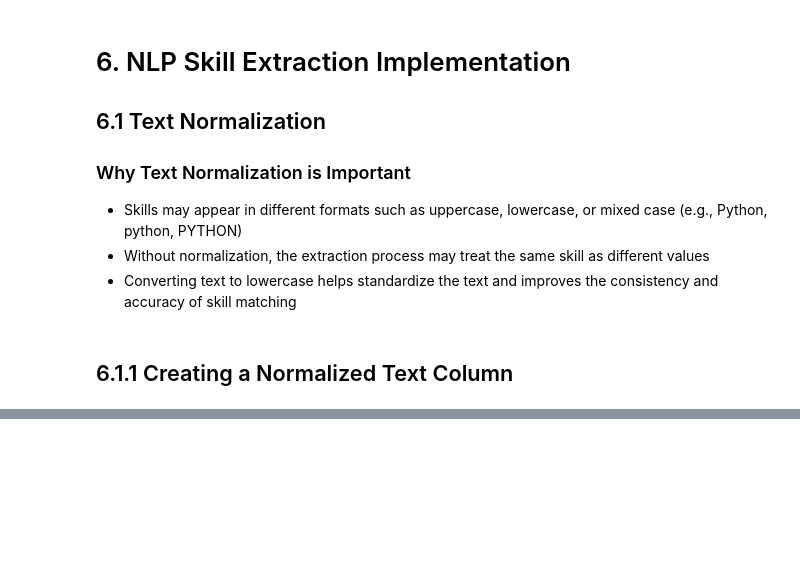
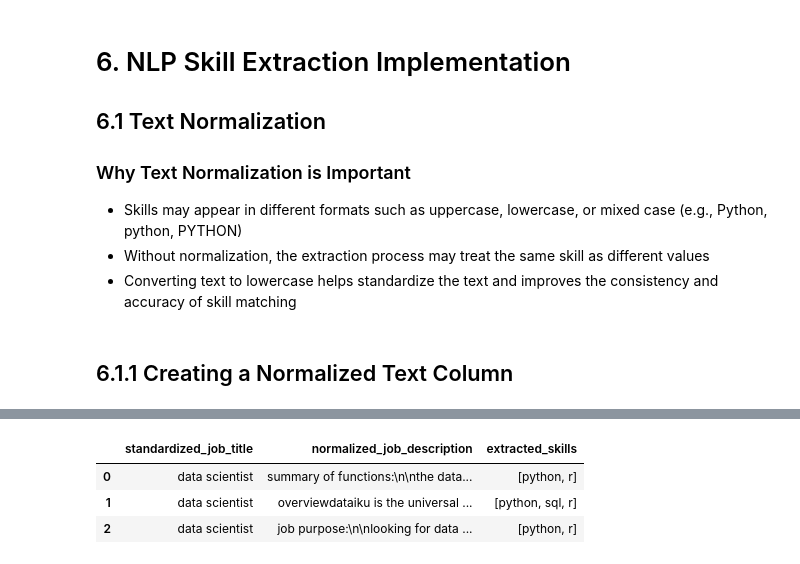
Before and after one commit to AntonioJabbour/job_market_inteligence, a Jupyter notebook: notebooks/01_initial_eda.ipynb, the cells around one changed output, grey strips where cells are left out. Saved outputs shown, nothing was run; the diff lists cells and outputs as text; code cells hidden in the pictures; blank space fills up the shorter version.

Commit message:
NLP_skills_extraction

```diff
--- a/notebooks/01_initial_eda.ipynb
+++ b/notebooks/01_initial_eda.ipynb
@@ -409,9 +414,9 @@ Name: count, dtype: int64
 - The selected items represent a foundational set of competencies frequently mentioned in job descriptions
 - This dictionary will be iteratively expanded and refined based on extraction results and newly observed skills in the dataset
 # %%
-Data_skills = ['Python', 'SQL', 'R']
-Data_tools = ['PowerBI', 'Tableau', 'Excell', 'google sheets']
-Data_tech = ['Machine Learning', 'Deep Learning', 'NLP']
+Data_skills = ['python', 'sql', 'r']
+Data_tools = ['powerbi', 'tableau', 'excell', 'google sheets']
+Data_tech = ['machine learning', 'deep learning', 'nlp']
 # %% [markdown]
 # 6. NLP Skill Extraction Implementation
 
@@ -425,4 +430,4 @@ Data_tech = ['Machine Learning', 'Deep Learning', 'NLP']
 # %% [markdown]
 ## 6.1.1 Creating a Normalized Text Column
 # %%
-df['Standarized_job_descripton'] = df['job_description'].lower()
+df['normalized_job_description'] = df['job_description'].str.lower()
@@ -430,0 +436,9 @@ NameError: name 'df' is not defined
+# %%
+def extract_skills(text):
+    matched_skills = []
+    for skill in Data_skills:
+        if skill in text:
+            matched_skills.append(skill)
+    return matched_skills
+
+extract_skills(df['normalized_job_description'][0])
@@ -430,0 +447,3 @@ NameError: name 'df' is not defined
+# %%
+df['extracted_skills'] = df['normalized_job_description'].apply(extract_skills)
+df[['normalized_job_description', 'extracted_skills']].head(2)
@@ -430,0 +473,7 @@ NameError: name 'df' is not defined
+# %%
+df[['standardized_job_title', 'normalized_job_description', 'extracted_skills']].head(3)
+# %% [output]
+|  | standardized_job_title | normalized_job_description | extracted_skills |
+| 0 | data scientist | summary of functions:\n\nthe data... | [python, r] |
+| 1 | data scientist | overviewdataiku is the universal ... | [python, sql, r] |
+| 2 | data scientist | job purpose:\n\nlooking for data ... | [python, r] |
```
Also changed, not shown: parts of 15 cells of this notebook.
